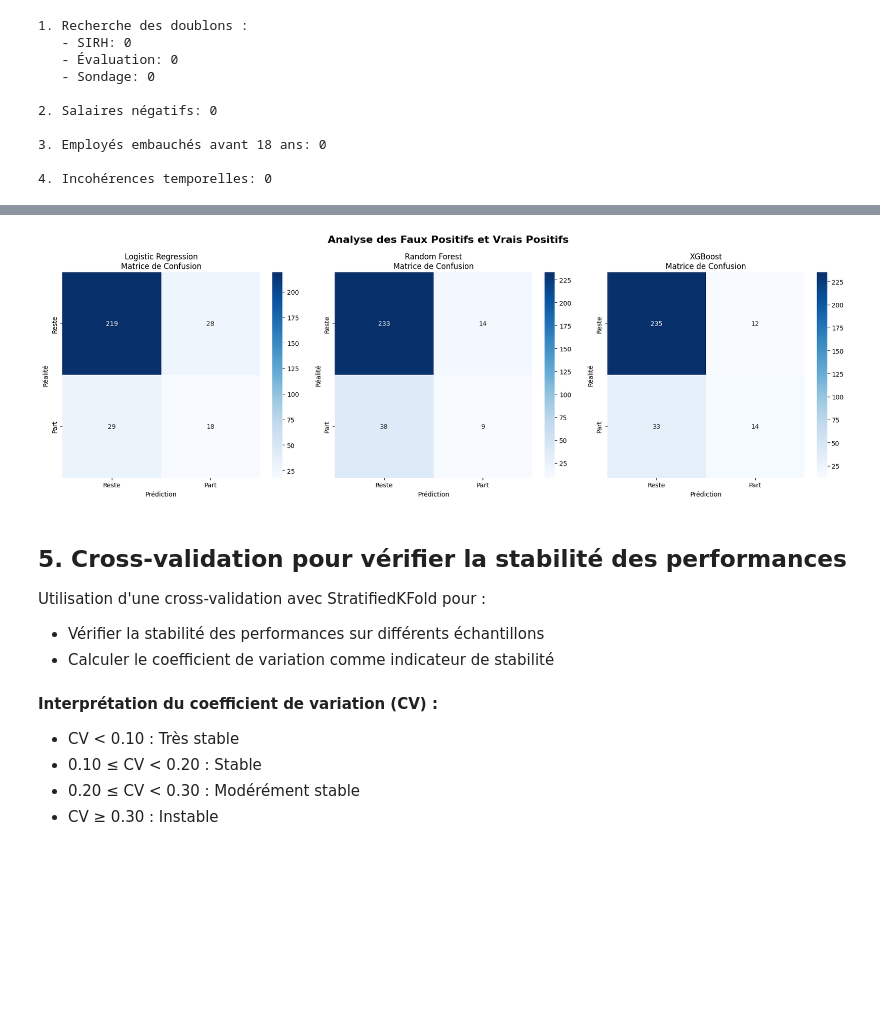
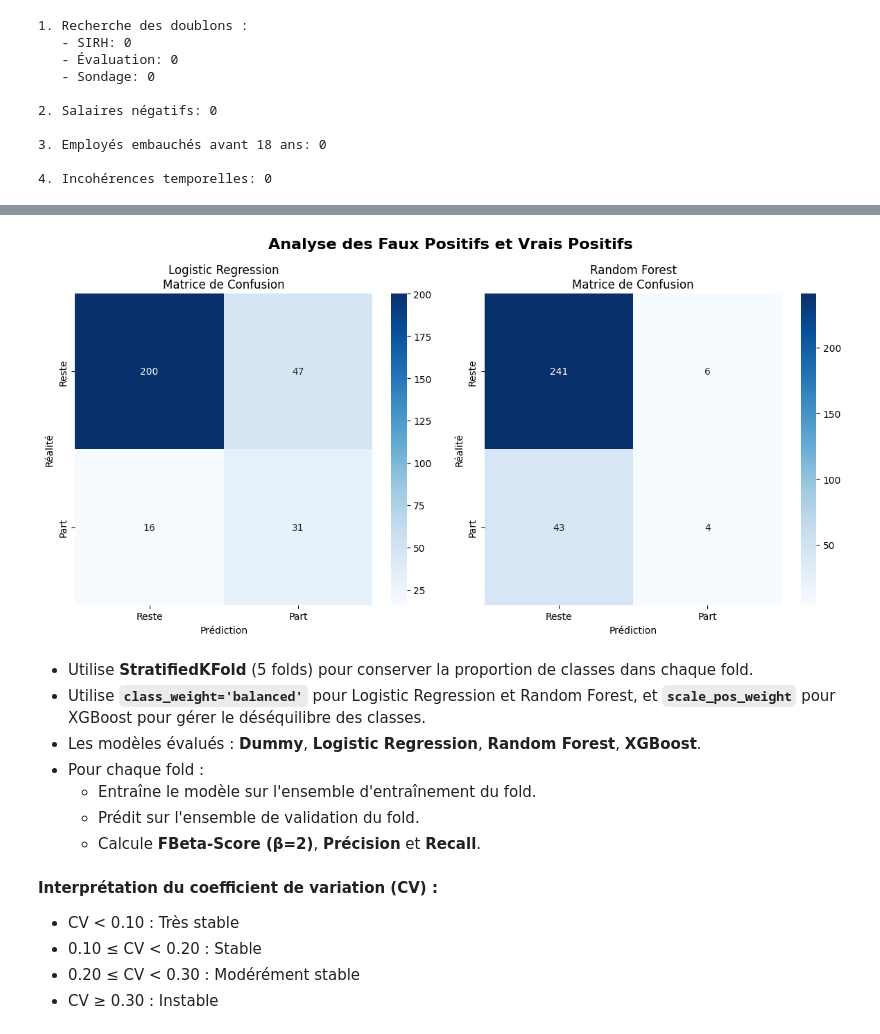
Before and after one commit to Christophe-Ringot/projet_04_OC, a Jupyter notebook: main.ipynb, the cells around one changed output, grey strips where cells are left out. Drawn from its saved outputs; the diff is of its cells as text; code cells hidden in the pictures; blank space fills up the shorter version.

```diff
--- a/main.ipynb
+++ b/main.ipynb
@@ -529,10 +564,11 @@ Recall: 0.14893617021276595
 # %%
-logistic_clf = LogisticRegression(random_state=50, max_iter=1000, class_weight="balanced")
-logistic_clf.fit(X_train_resampled, y_train_resampled)
+logistic_clf = LogisticRegression(random_state=42, max_iter=1000, class_weight="balanced")
 
-logistic_pred = logistic_clf.predict(X_test_final)
-logistic_proba = logistic_clf.predict_proba(X_test_final)[:, 1]
-
-print(f"Fbeta-Score: {fbeta_score(y_test, logistic_pred, beta=2):.3f}")
-print(f"Precision: {precision_score(y_test, logistic_pred):.3f}")
-print(f"Recall: {recall_score(y_test, logistic_pred):.3f}")
+logistic_clf, logistic_pred, logistic_proba = train_and_evaluate(
+    logistic_clf,
+    X_train_lr,
+    y_train,
+    X_test_lr,
+    y_test,
+    "Logistic Regression"
+)
@@ -557,10 +591,16 @@ Recall: 0.191
 # %%
-xgb_clf = xgb.XGBClassifier(random_state=50, eval_metric='logloss')
-xgb_clf.fit(X_train_resampled, y_train_resampled)
+rf_clf = RandomForestClassifier(
+    n_estimators=500,
+    class_weight='balanced',
+    random_state=42,
+    n_jobs=-1,
+)
 
-xgb_pred = xgb_clf.predict(X_test_final)
-xgb_proba = xgb_clf.predict_proba(X_test_final)[:, 1]
-
-print(f"FBeta-Score: {fbeta_score(y_test, xgb_pred, beta=2):.3f}")
-print(f"Precision: {precision_score(y_test, xgb_pred):.3f}")
-print(f"Recall: {recall_score(y_test, xgb_pred):.3f}")
+rf_clf, rf_pred, rf_proba = train_and_evaluate(
+    rf_clf,
+    X_train_tree,
+    y_train,
+    X_test_tree,
+    y_test,
+    "Random Forest"
+)
@@ -602,35 +644,36 @@ results.round(3)
 # %%
 plt.style.use('default')
-fig, axes = plt.subplots(1, 3, figsize=(18, 6))
+fig, axes = plt.subplots(1, 2, figsize=(12, 6))
 fig.suptitle('Analyse des Faux Positifs et Vrais Positifs', fontsize=16, fontweight='bold')
 
 models = {
     'Logistic Regression': logistic_pred,
-    'Random Forest': rf_pred,
-    'XGBoost': xgb_pred
+    'Random Forest': rf_pred
 }
 
 for i, (name, pred) in enumerate(models.items()):
     cm = confusion_matrix(y_test, pred)
 
     sns.heatmap(cm, annot=True, fmt='d', cmap='Blues',
                 xticklabels=['Reste', 'Part'],
                 yticklabels=['Reste', 'Part'],
                 ax=axes[i])
     axes[i].set_title(f'{name}\nMatrice de Confusion')
     axes[i].set_xlabel('Prédiction')
     axes[i].set_ylabel('Réalité')
 
 plt.tight_layout()
 plt.show()
 # %% [output]
-[figure, old version]
+[figure, new version]
 # %% [markdown]
-## 5. Cross-validation pour vérifier la stabilité des performances
-
-Utilisation d'une cross-validation avec StratifiedKFold pour :
-- Vérifier la stabilité des performances sur différents échantillons
-- Calculer le coefficient de variation comme indicateur de stabilité
+- Utilise **StratifiedKFold** (5 folds) pour conserver la proportion de classes dans chaque fold.
+- Utilise **`class_weight='balanced'`** pour Logistic Regression et Random Forest, et **`scale_pos_weight`** pour XGBoost pour gérer le déséquilibre des classes.
+- Les modèles évalués : **Dummy**, **Logistic Regression**, **Random Forest**, **XGBoost**.
+- Pour chaque fold :
+  - Entraîne le modèle sur l'ensemble d'entraînement du fold.
+  - Prédit sur l'ensemble de validation du fold.
+  - Calcule **FBeta-Score (β=2)**, **Précision** et **Recall**.
 # %% [markdown]
 
 
```
Also changed, not shown: parts of 53 cells of this notebook.
